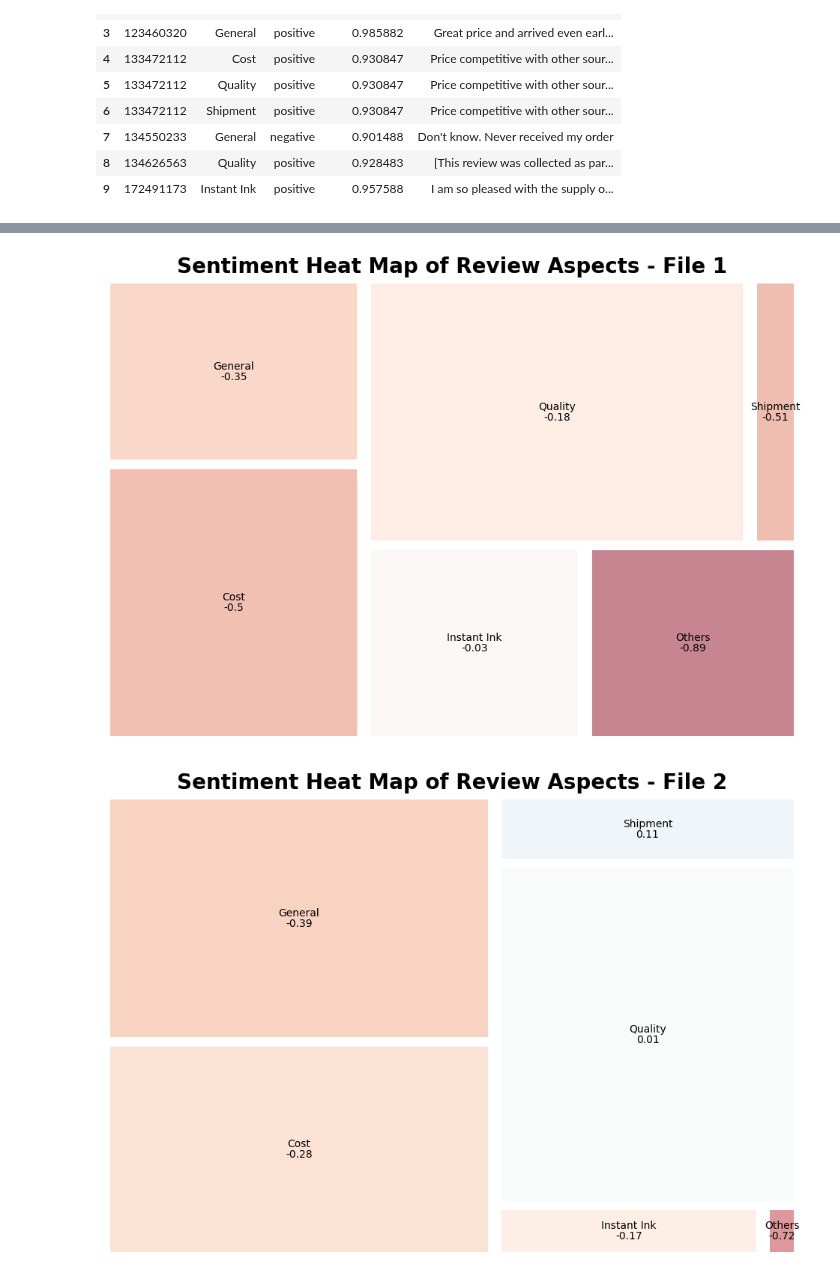
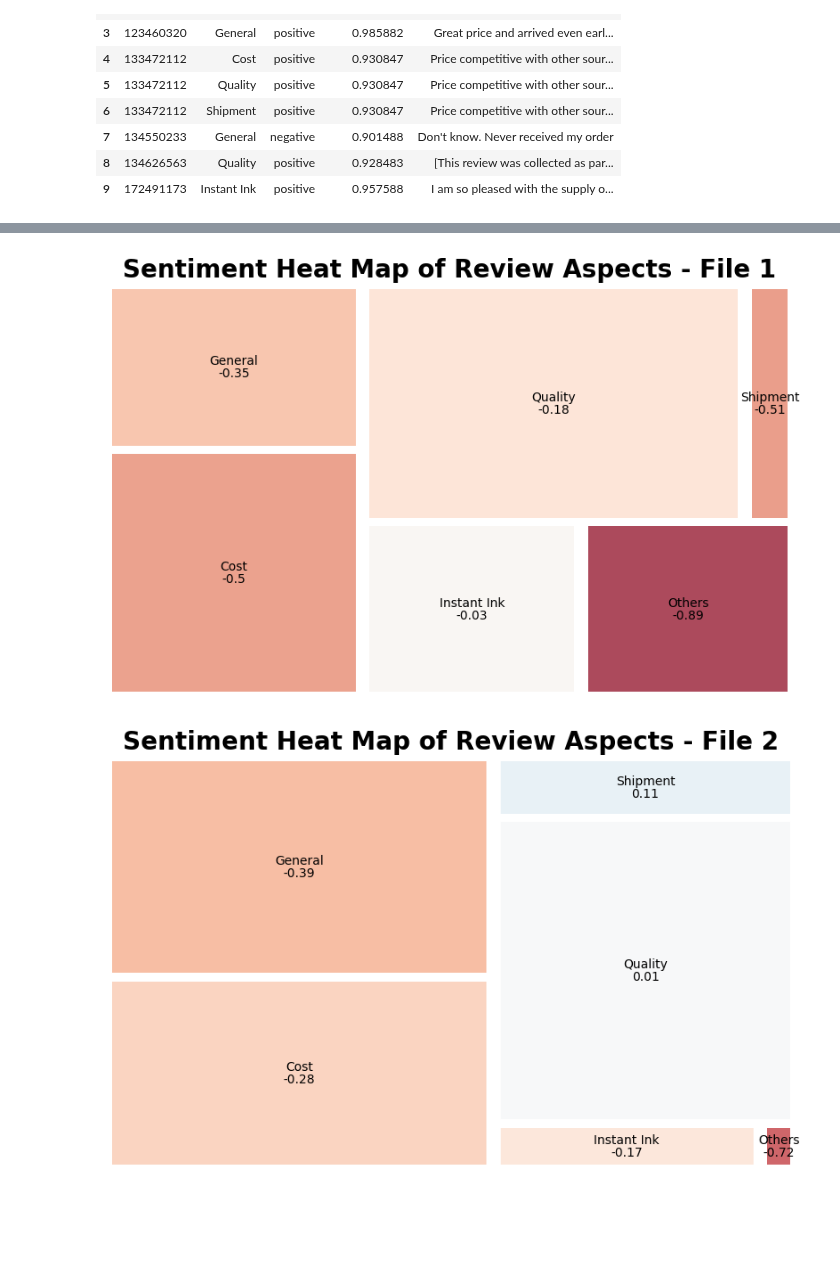
Before and after one commit to wd686/InkSightAnalyzer, a Jupyter notebook: Multi-Turn Zero-Shot ABSA.ipynb, the cells around one changed output, grey strips where cells are left out. Cells and saved outputs as stored; diff of their text form; code cells hidden in the pictures; blank space fills up the shorter version.

```diff
--- a/Multi-Turn Zero-Shot ABSA.ipynb
+++ b/Multi-Turn Zero-Shot ABSA.ipynb
@@ -120,7 +120,7 @@ df_results.head(10)
 # %%
 # Define the list of NLI models to use
 nli_models = [nli1, nli2, nli3]
-model_names = ['nli1', 'nli2', 'nli3']
+model_names = ['nli1_fbbart', 'nli2_msoftbert-anli', 'nli3_roberta-snli,multinli']
 
 # Define categories
 cats = ['Cost', 'Instant Ink', 'Others', 'Quality', 'Shipment']
@@ -207,7 +207,7 @@ for i, file in enumerate(file_paths, start=1):
             df_summary[col] = 0
 
     # Calculate the total number of sentiments (positive + negative) per category
-    df_summary["total"] = df_summary["positive"] + df_summary["negative"]
+    df_summary["total p+n"] = df_summary["positive"] + df_summary["negative"]
 
     # Calculate the overall sentiment score for each category
     # Score: (positive - negative) / (positive + negative)
@@ -238,41 +329,54 @@ Shipment           30        0         5     Shipment     35      -0.71
 # %%
-# Loop through each file, process it individually, and plot the treemap
-for i, file in enumerate(file_paths, start=1):
-    # Read each CSV file
+dfs = []
+
+# Step 1: Read all files and calculate the global min/max for sentiment values
+for file in file_paths:
     df_results = pd.read_csv(file)
-
     # Generate a summary table with cross-tabulation
     summary = pd.crosstab(df_results['cat'], df_results['polarity'])
 
     # Convert the summary into a DataFrame and add the category column
     df_summary = pd.DataFrame(summary)
     df_summary["category"] = df_summary.index
 
     # Handle missing columns for any missing sentiment labels
     for col in ['positive', 'negative']:
         if col not in df_summary.columns:
             df_summary[col] = 0
 
     # Calculate the total number of sentiments (positive + negative) per category
     df_summary["total"] = df_summary["positive"] + df_summary["negative"]
 
     # Calculate the overall sentiment score for each category
     df_summary["sentiment"] = np.round((df_summary["positive"] - df_summary["negative"]) / (df_summary["positive"] + df_summary["negative"]), 2)
 
-    # Normalize sentiment values for color intensity using RdBu colormap
-    norm = matplotlib.colors.Normalize(vmin=-1, vmax=1)
+    # Store the DataFrame for later use
+    dfs.append(df_summary)
+
+# Step 2: Find the global min and max sentiment values across all DataFrames
+all_sentiments = pd.concat([df['sentiment'] for df in dfs])
+global_min = all_sentiments.min()
+global_max = all_sentiments.max()
+
+# Step 3: Normalize using global min and max values and plot each treemap
+# norm = matplotlib.colors.Normalize(vmin=global_min, vmax=global_max)
+norm = matplotlib.colors.Normalize(vmin=-1, vmax=1)
+
+
+for i, df_summary in enumerate(dfs, start=1):
+    # Normalize sentiment values for consistent color intensity across plots
     colors = [matplotlib.cm.RdBu(norm(value)) for value in df_summary.sentiment]
 
     # Plot treemap for each summary
     fig = plt.gcf()
-    fig.set_size_inches(12, 8)
+    fig.set_size_inches(10, 6)
 
-    # Plot treemap using squarify with colors based on sentiment values
-    squarify.plot(label=df_summary.category, sizes=df_summary.total, value=df_summary.sentiment, color=colors, alpha=.5, pad=True)
+    # Plot treemap using squarify with global color normalization
+    squarify.plot(label=df_summary.category, sizes=df_summary.total, value=df_summary.sentiment, color=colors, alpha=.75, pad=True)
 
     plt.title(f"Sentiment Heat Map of Review Aspects - File {i}", fontsize=20, fontweight="bold")
     plt.axis('off')  # Turn off the axis for a cleaner plot
     plt.show()
 # %% [output]
-[figure, old version]
+[figure, new version]
-[figure, old version]
+[figure, new version]
```
Also changed, not shown: parts of 4 cells of this notebook.
